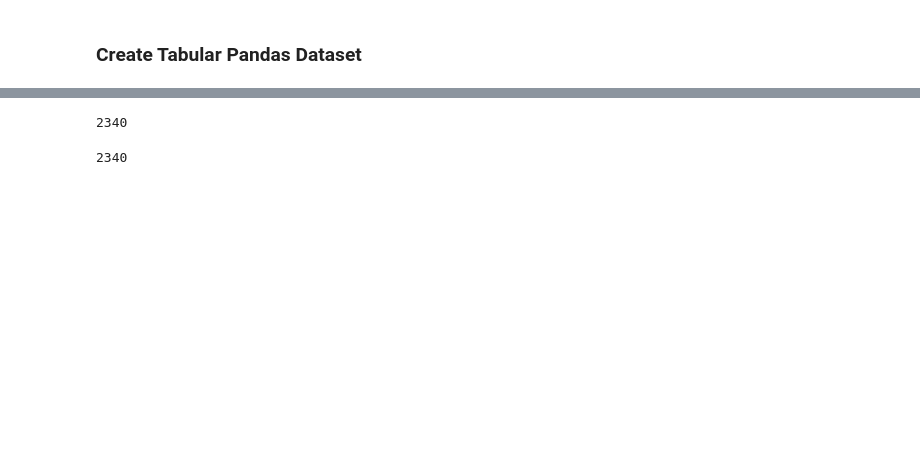
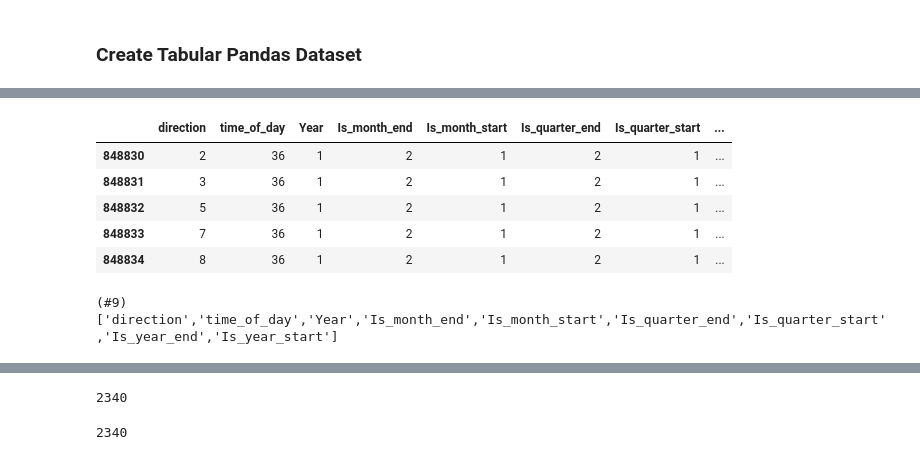
Before and after one commit to peterbull/tab-playground-mar-2022, a Jupyter notebook: traffic-flow.ipynb, the cells around one changed output, grey strips where cells are left out. Saved outputs shown, nothing was run; the diff lists cells and outputs as text; code cells hidden in the pictures; blank space fills up the shorter version.

```diff
--- a/traffic-flow.ipynb
+++ b/traffic-flow.ipynb
@@ -127,0 +149,13 @@ to = TabularPandas(comb_df, procs, cat, cont, y_names=dep_var, splits=train_val_
+# %%
+to.xs.tail()
+# %% [output]
+|  | direction | time_of_day | Year | Is_month_end | Is_month_start | Is_quarter_end | Is_quarter_start | ... |
+| 848830 | 2 | 36 | 1 | 2 | 1 | 2 | 1 | ... |
+| 848831 | 3 | 36 | 1 | 2 | 1 | 2 | 1 | ... |
+| 848832 | 5 | 36 | 1 | 2 | 1 | 2 | 1 | ... |
+| 848833 | 7 | 36 | 1 | 2 | 1 | 2 | 1 | ... |
+| 848834 | 8 | 36 | 1 | 2 | 1 | 2 | 1 | ... |
+# %%
+to.cat_names
+# %% [output]
+(#9) ['direction','time_of_day','Year','Is_month_end','Is_month_start','Is_quarter_end','Is_quarter_start','Is_year_end','Is_year_start']
```
Also changed, not shown: parts of 18 cells of this notebook, 3 other files.
